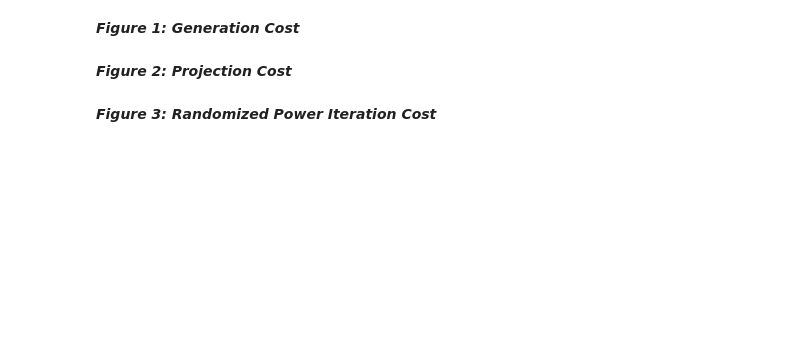
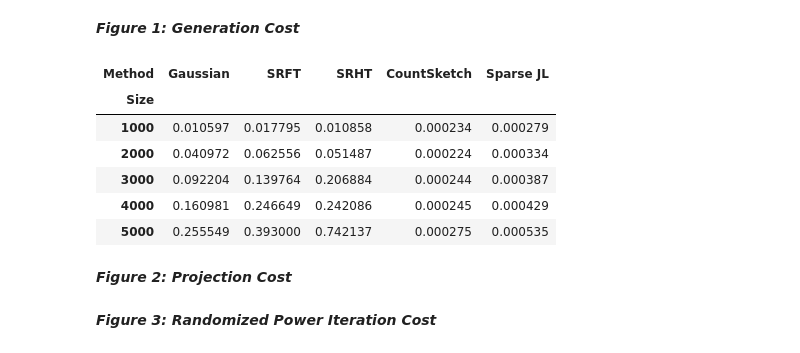
Before and after one commit to thomaswcole/stat-6104, a Jupyter notebook: section_3.ipynb, the cells around one changed output. Saved outputs shown, nothing was run; the diff lists cells and outputs as text; code cells hidden in the pictures; blank space fills up the shorter version.

```diff
--- a/section_3.ipynb
+++ b/section_3.ipynb
@@ -192,6 +172,18 @@ fig.update_layout(
     height = 400
 )
 fig.show()
+# %%
+proj_table = _df[['Method','Size','Generation Time']].pivot(index = 'Size',columns = 'Method',values = 'Generation Time')
+
+proj_table[['Gaussian', 'SRFT', 'SRHT','CountSketch','Sparse JL']]
+# %% [output]
+| Method | Gaussian | SRFT | SRHT | CountSketch | Sparse JL |
+| Size |  |  |  |  |  |
+| 1000 | 0.010597 | 0.017795 | 0.010858 | 0.000234 | 0.000279 |
+| 2000 | 0.040972 | 0.062556 | 0.051487 | 0.000224 | 0.000334 |
+| 3000 | 0.092204 | 0.139764 | 0.206884 | 0.000244 | 0.000387 |
+| 4000 | 0.160981 | 0.246649 | 0.242086 | 0.000245 | 0.000429 |
+| 5000 | 0.255549 | 0.393000 | 0.742137 | 0.000275 | 0.000535 |
 # %% [markdown]
 ***Figure 2: Projection Cost***
 # %%
```
Also changed, not shown: parts of 8 cells of this notebook, 15 other files.
